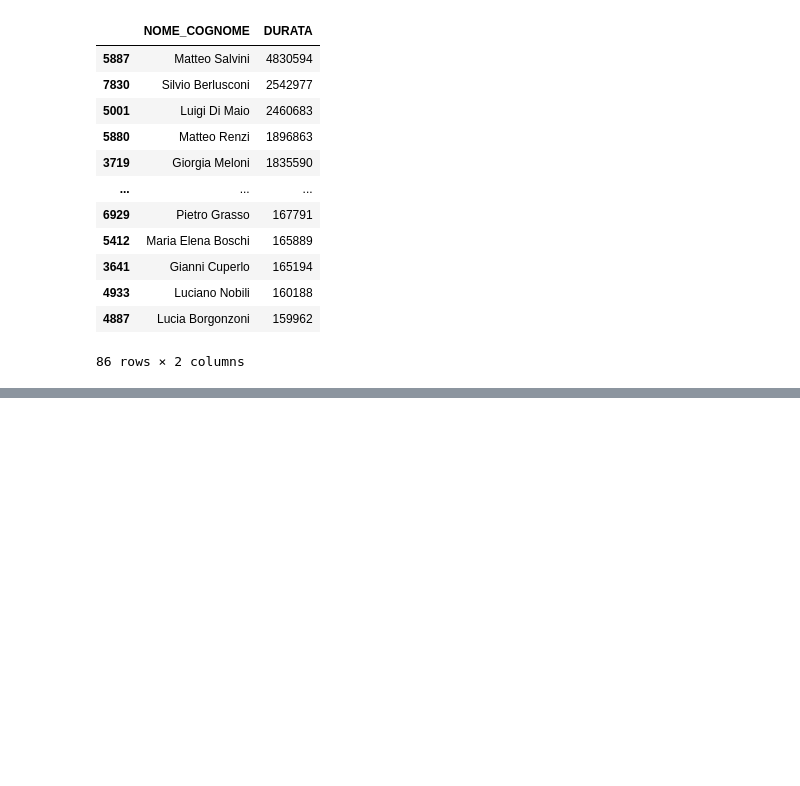
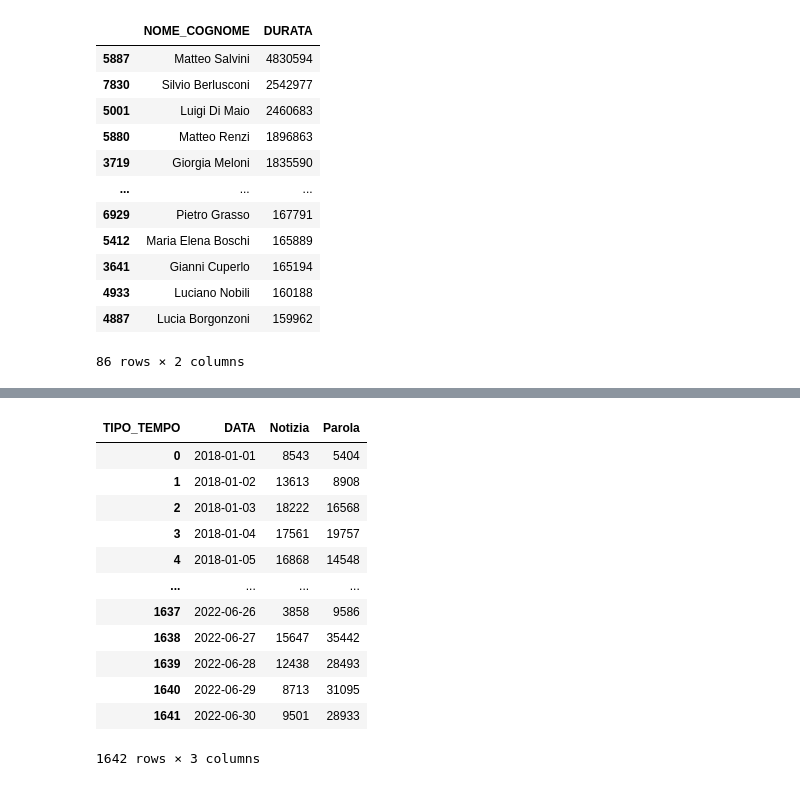
Before and after one commit to g0v-it/agcom, a Jupyter notebook: code/analisi.ipynb, the cells around one changed output, grey strips where cells are left out. Saved outputs shown, nothing was run; the diff lists cells and outputs as text; code cells hidden in the pictures; blank space fills up the shorter version.

```diff
--- a/code/analisi.ipynb
+++ b/code/analisi.ipynb
@@ -70,0 +113,20 @@ presenze_politici_top_rilevanti
+# %%
+volume_notizie_parole = data.groupby(['DATA', 'TIPO_TEMPO'])['DURATA'].aggregate('sum').unstack().reset_index()
+# %%
+volume_notizie_parole.sort_values(by="DATA", ascending=True, inplace=True)
+# %%
+volume_notizie_parole
+# %% [output]
+| TIPO_TEMPO | DATA | Notizia | Parola |
+| 0 | 2018-01-01 | 8543 | 5404 |
+| 1 | 2018-01-02 | 13613 | 8908 |
+| 2 | 2018-01-03 | 18222 | 16568 |
+| 3 | 2018-01-04 | 17561 | 19757 |
+| 4 | 2018-01-05 | 16868 | 14548 |
+| ... | ... | ... | ... |
+| 1637 | 2022-06-26 | 3858 | 9586 |
+| 1638 | 2022-06-27 | 15647 | 35442 |
+| 1639 | 2022-06-28 | 12438 | 28493 |
+| 1640 | 2022-06-29 | 8713 | 31095 |
+| 1641 | 2022-06-30 | 9501 | 28933 |
+1642 rows × 3 columns
```
Also changed, not shown: parts of 4 cells of this notebook, 1 other file.
